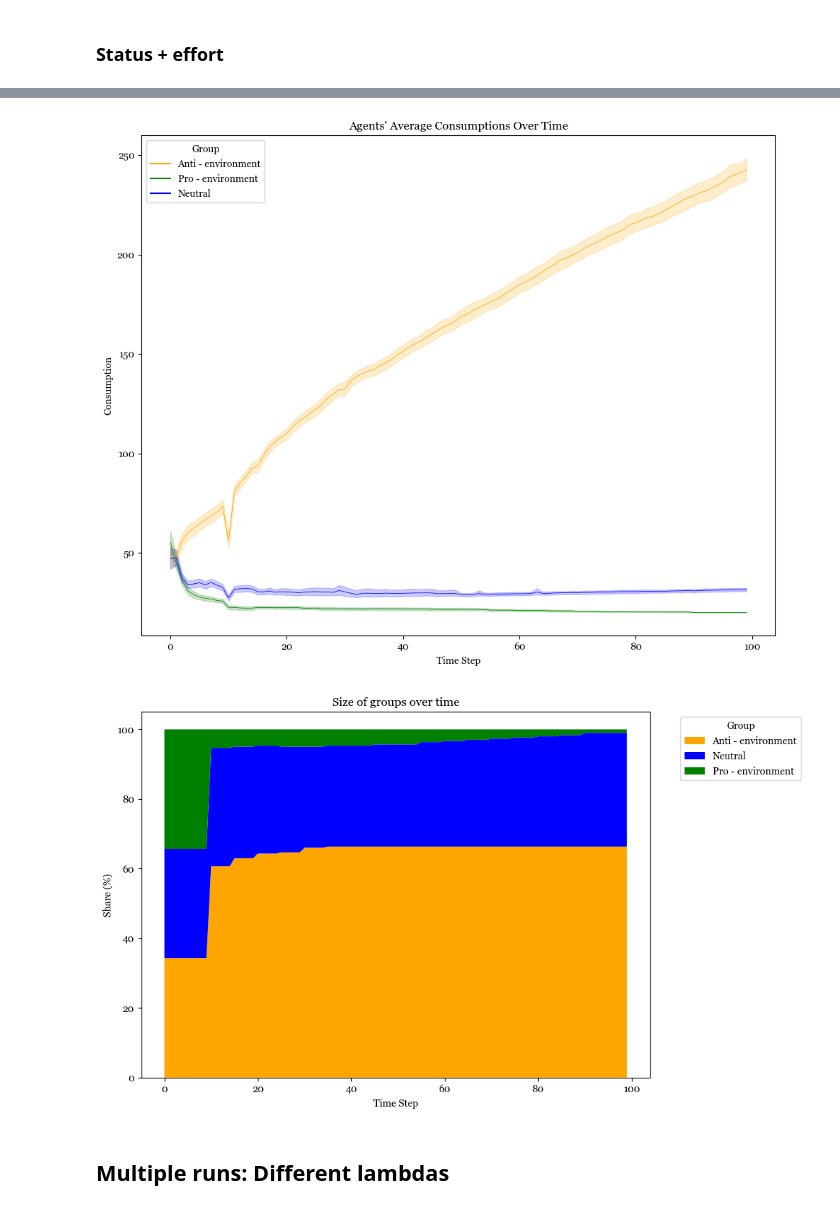
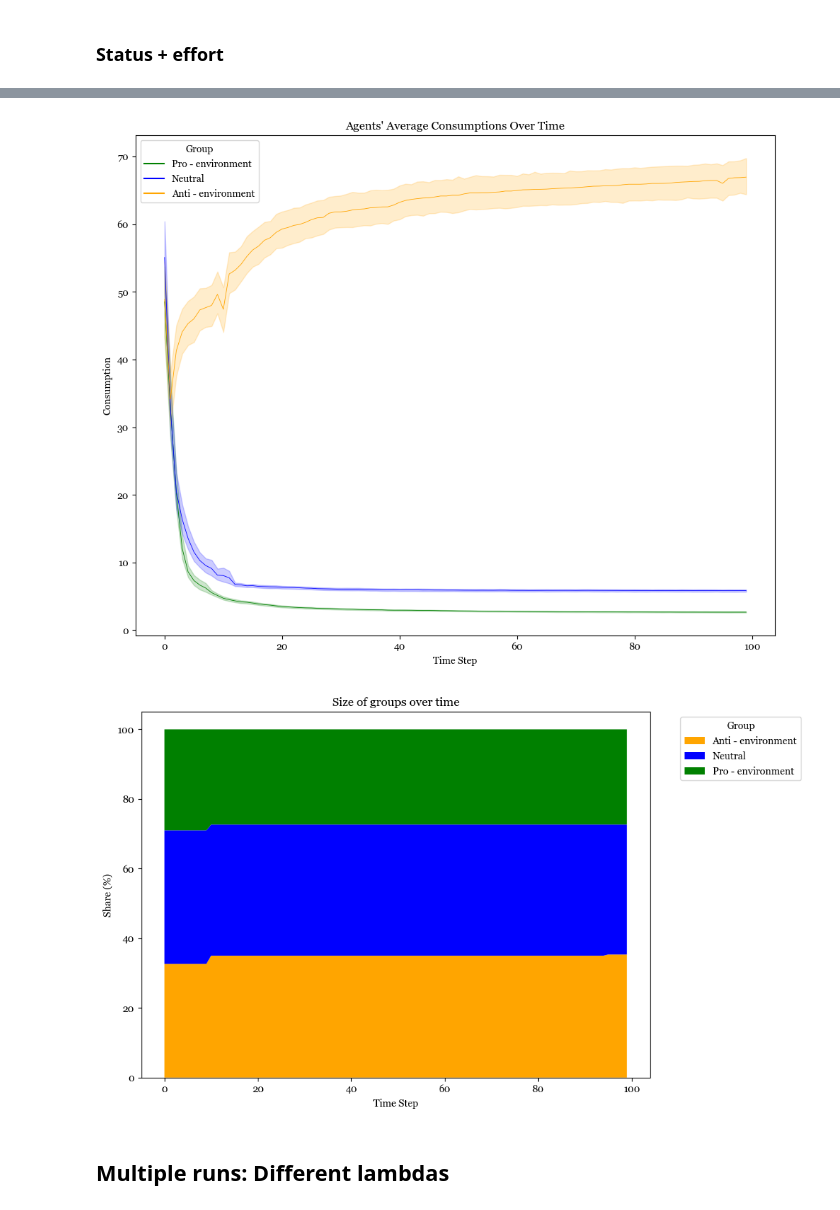
Before and after one commit to s-herrerag/enviromental_behavior_dynamics, a Jupyter notebook: coordination_abm.ipynb, the cells around one changed output, grey strips where cells are left out. Saved outputs shown, nothing was run; the diff lists cells and outputs as text; code cells hidden in the pictures.

```diff
--- a/coordination_abm.ipynb
+++ b/coordination_abm.ipynb
@@ -28,7 +32,7 @@ random.seed(666)
 # Set the number of agents and other parameters
 N = 300  # Number of agents
 lambda1 = 1/3
-lambda2 = 0.65
+lambda2 = 1/2
 alpha = 1
 beta = 2/3
 steps_convincement = 5
@@ -59,7 +63,9 @@ plt.xlabel("Time Step")
 plt.ylabel("Utility (All agents)")
 plt.legend(title='Group', bbox_to_anchor=(1.05, 1), loc='upper left')
 plt.tight_layout()
+plt.savefig("individual_utilities.pdf", bbox_inches='tight', dpi = 300)
 plt.show()
+
 
 # Plot all agents' consumptions over time, colored by group
 plt.figure(figsize=(12, 8))
@@ -69,7 +75,9 @@ plt.xlabel("Time Step")
 plt.ylabel("Consumption (All agents)")
 plt.legend(title='Group', bbox_to_anchor=(1.05, 1), loc='upper left')
 plt.tight_layout()
+plt.savefig("individual_consumptions.pdf", bbox_inches='tight', dpi = 300)
 plt.show()
+
 
 # Group data by Step and Group for utilities
 plt.figure(figsize=(12, 8))
@@ -79,7 +87,9 @@ plt.xlabel("Time Step")
 plt.ylabel("Utility (Avg)")
 plt.legend(title='Group', bbox_to_anchor=(1.05, 1), loc='upper left')
 plt.tight_layout()
+plt.savefig("average_utilities.pdf", bbox_inches='tight', dpi = 300)
 plt.show()
+
 
 # Plot all agents' consumptions over time, colored by group
 plt.figure(figsize=(12, 8))
@@ -89,5 +99,6 @@ plt.xlabel("Time Step")
 plt.legend(title='Group', bbox_to_anchor=(1.05, 1), loc='upper left')
 plt.tight_layout()
 plt.legend(title='Group')
+plt.savefig("average_consumptions.pdf", bbox_inches='tight', dpi = 300)
 plt.show()
 # %% [output]
@@ -135,7 +147,7 @@ plt.show()
 # Set the number of agents and other parameters
 N = 300  # Number of agents
 lambda1 = 1/3
-lambda2 = 0.65
+lambda2 = 1/2
 alpha = 1/2
 beta = 2/3
 steps_convincement = 5
@@ -166,6 +178,7 @@ plt.xlabel("Time Step")
 plt.ylabel("Utility (All agents)")
 plt.legend(title='Group', bbox_to_anchor=(1.05, 1), loc='upper left')
 plt.tight_layout()
+plt.savefig("all_utilities_effort.pdf", bbox_inches='tight', dpi = 300)
 plt.show()
 
 # Plot all agents' consumptions over time, colored by group
@@ -176,6 +189,7 @@ plt.xlabel("Time Step")
 plt.ylabel("Consumption (All agents)")
 plt.legend(title='Group', bbox_to_anchor=(1.05, 1), loc='upper left')
 plt.tight_layout()
+plt.savefig("all_consumptions_effort.pdf", bbox_inches='tight', dpi = 300)
 plt.show()
 
 # Group data by Step and Group for utilities
@@ -228,5 +242,6 @@ plt.xlabel("Time Step")
 plt.ylabel("Share (%)")
 plt.legend(title='Group', bbox_to_anchor=(1.05, 1), loc='upper left')
 plt.tight_layout()
+plt.savefig("group_shares_effort.pdf", bbox_inches='tight', dpi = 300)
 plt.show()
 # %% [output]
@@ -236,4 +251,4 @@ plt.show()
-[figure, old version]
+[figure, new version]
-[figure, old version]
+[figure, new version]
 # %% [markdown]
 ## Multiple runs: Different lambdas
```
Also changed, not shown: parts of 9 cells of this notebook, 16 other files.
